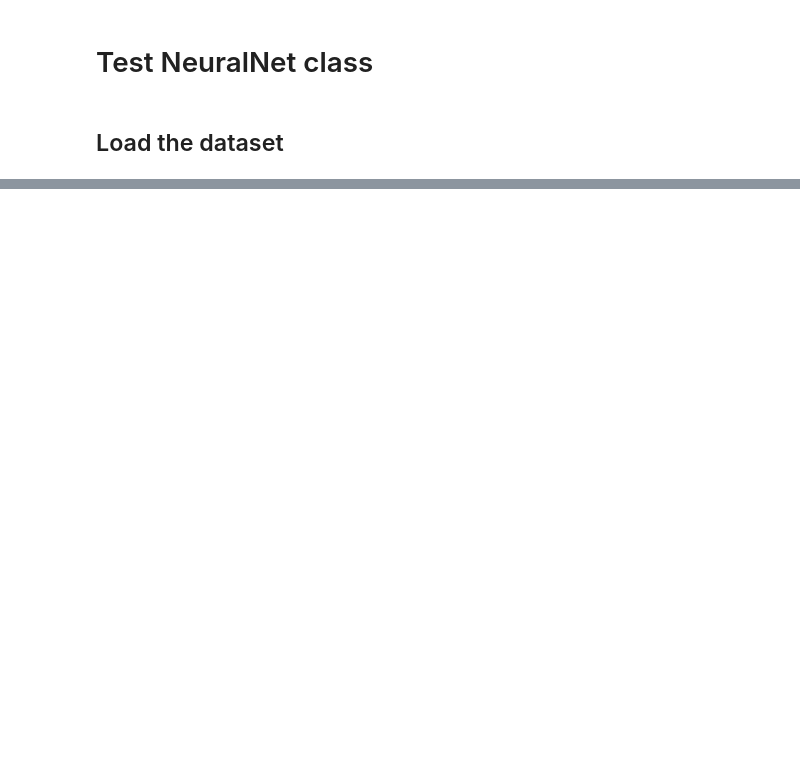
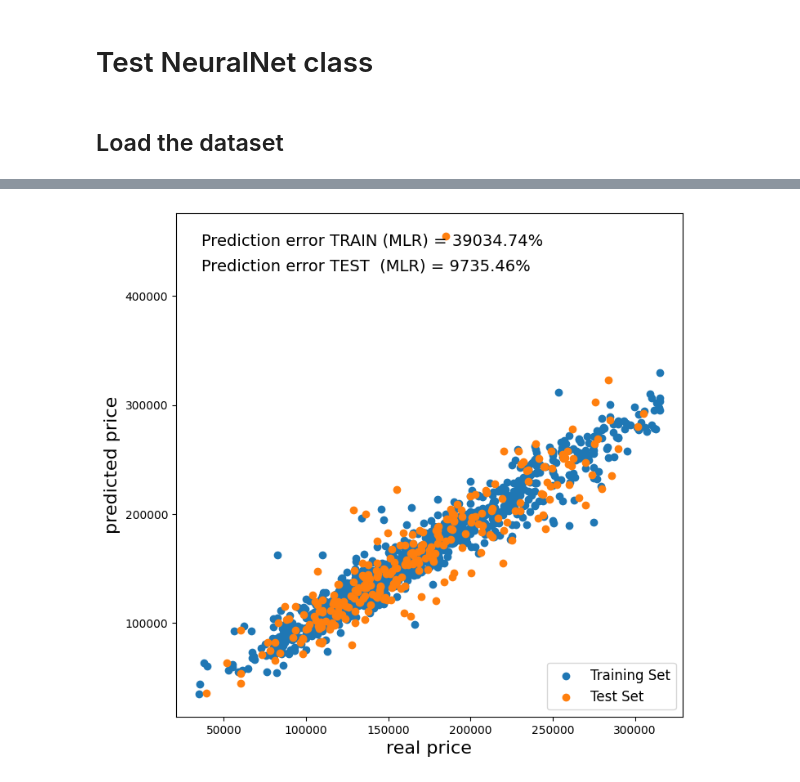
Before and after one commit to valeriapgil/HousePrices, a Jupyter notebook: TryNeuralNetClass.ipynb, the cells around one changed output, grey strips where cells are left out. Drawn from its saved outputs; the diff is of its cells as text; code cells hidden in the pictures; blank space fills up the shorter version.

```diff
--- a/TryNeuralNetClass.ipynb
+++ b/TryNeuralNetClass.ipynb
@@ -88,0 +94,30 @@ plt.show()
+# %%
+# Denormalization
+
+# predictions
+pred_train = nn.predict(Xn_train)
+pred_test = nn.predict(Xn_test)
+
+# data denormalization
+pred_train = min_max['SalePrice'][0] + (pred_train - 0.1) * (min_max['SalePrice'][1] - min_max['SalePrice'][0]) / 0.8
+pred_test = min_max['SalePrice'][0] + (pred_test - 0.1) * (min_max['SalePrice'][1] - min_max['SalePrice'][0]) / 0.8
+
+err_nn_train = 100 * sum(abs(pred_train - y_train)) / sum(y_train)
+err_nn_test = 100 * sum(abs(pred_test - y_test)) / sum(y_test)
+# %%
+import matplotlib.pyplot as plt
+
+fig, ax = plt.subplots(figsize=(8, 8))
+ax.scatter(y_train, pred_train, label='Training Set')
+ax.scatter(y_test, pred_test, label='Test Set')
+ax.set_xlabel("real price", fontsize=16)
+ax.set_ylabel("predicted price", fontsize=16)
+
+# label text: fija el nombre correcto (TRAIN / TEST)
+ax.text(0.05, 0.90, f"Prediction error TRAIN (MLR) = {err_nn_train_f:.2f}%\n", transform=ax.transAxes, fontsize=14)
+ax.text(0.05, 0.85, f"Prediction error TEST  (MLR) = {err_nn_test_f:.2f}%\n",  transform=ax.transAxes, fontsize=14)
+
+ax.legend(loc='lower right', fontsize=12)
+plt.show()
+# %% [output]
+[figure, added]
```
Also changed, not shown: parts of 7 cells of this notebook.
